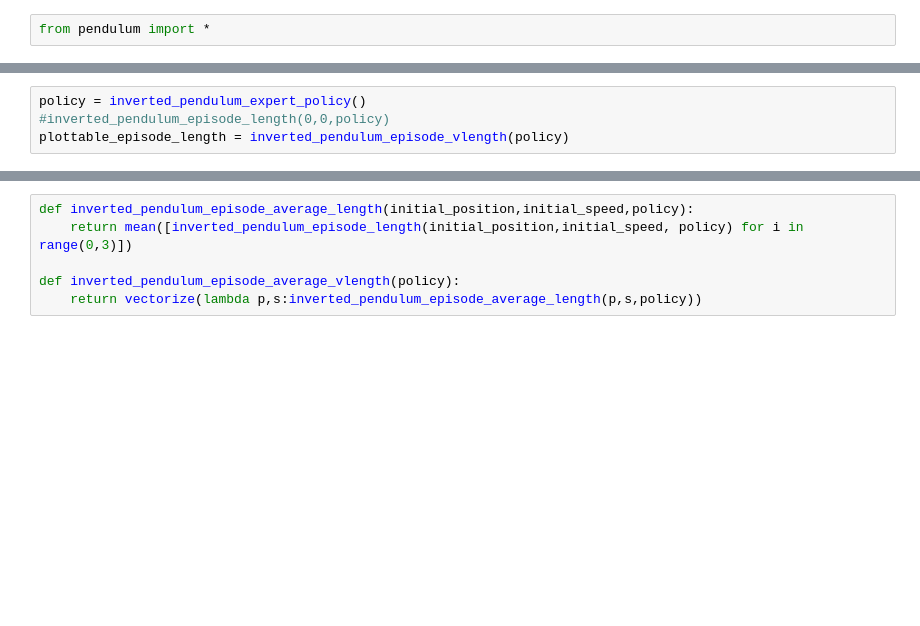
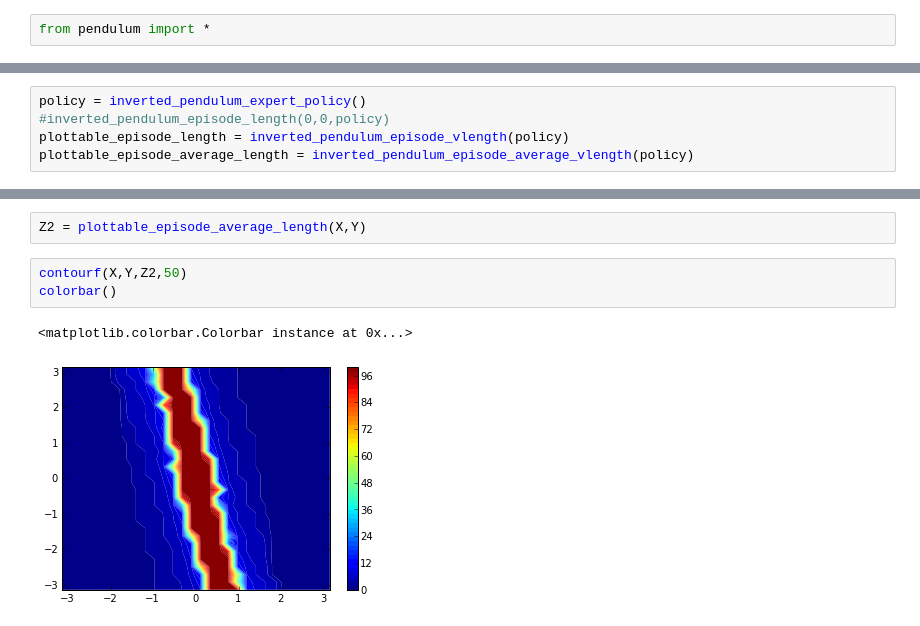
Before and after one commit to edouardklein/RL-and-IRL, a Jupyter notebook: Exp2.ipynb, the cells around one changed output, grey strips where cells are left out. Cells and saved outputs as stored; diff of their text form; blank space fills up the shorter version.

```diff
--- a/Exp2.ipynb
+++ b/Exp2.ipynb
@@ -19,6 +26,7 @@ def inverted_pendulum_episode_vlength(policy):
 policy = inverted_pendulum_expert_policy()
 #inverted_pendulum_episode_length(0,0,policy)
 plottable_episode_length = inverted_pendulum_episode_vlength(policy)
+plottable_episode_average_length = inverted_pendulum_episode_average_vlength(policy)
 # %%
 X = linspace(-pi,pi,30)
 Y = linspace(-pi,pi,30)
@@ -38,6 +41,8 @@ colorbar()
-# %%
-def inverted_pendulum_episode_average_length(initial_position,initial_speed,policy):
-    return mean([inverted_pendulum_episode_length(initial_position,initial_speed, policy) for i in range(0,3)])
-
-def inverted_pendulum_episode_average_vlength(policy):
-    return vectorize(lambda p,s:inverted_pendulum_episode_average_length(p,s,policy))
+# %%
+Z2 = plottable_episode_average_length(X,Y)
+# %%
+contourf(X,Y,Z2,50)
+colorbar()
+# %% [output]
+<matplotlib.colorbar.Colorbar instance at 0x...>
+[figure, added]
```
Also changed, not shown: parts of 8 cells of this notebook, 3 other files.
